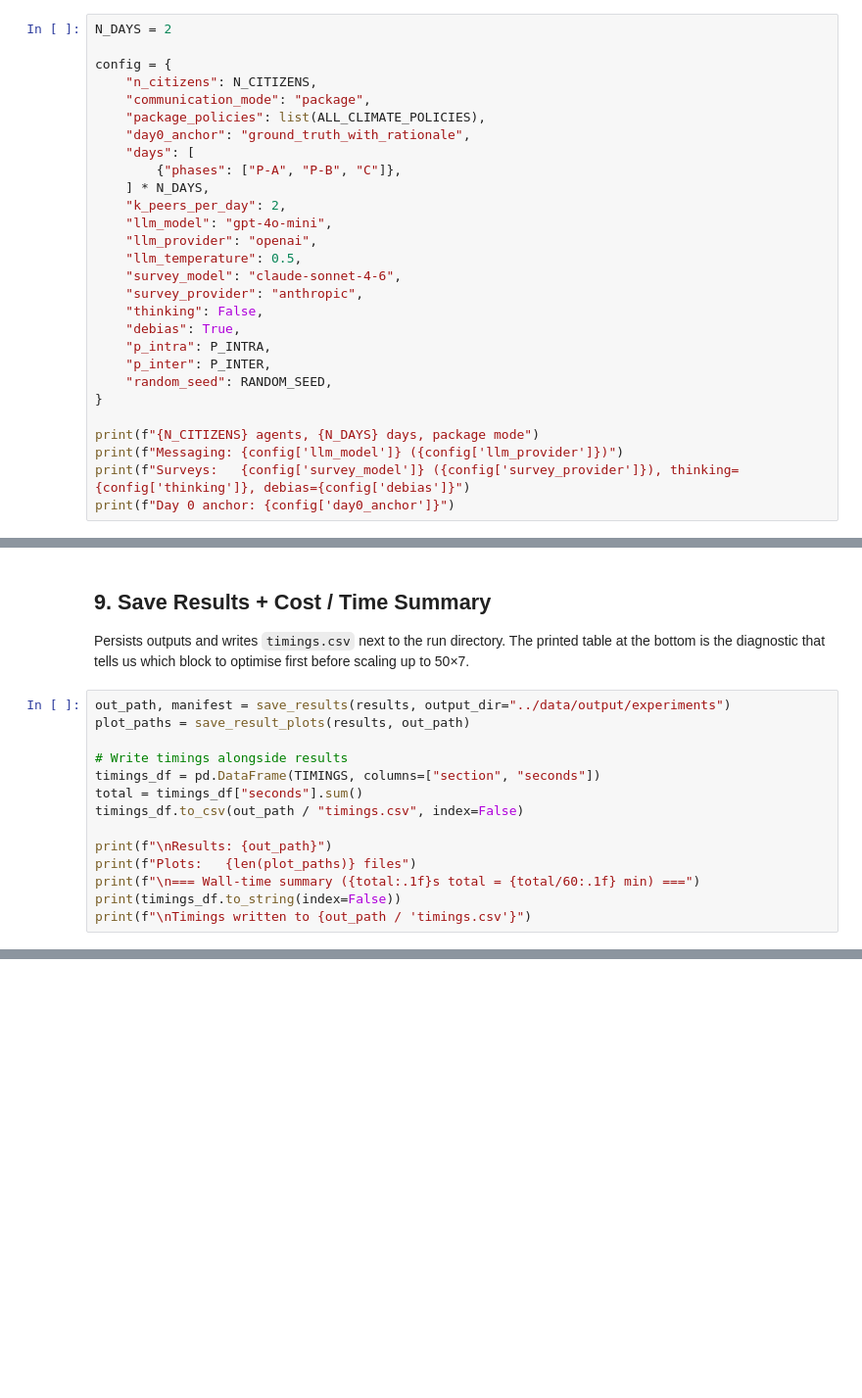
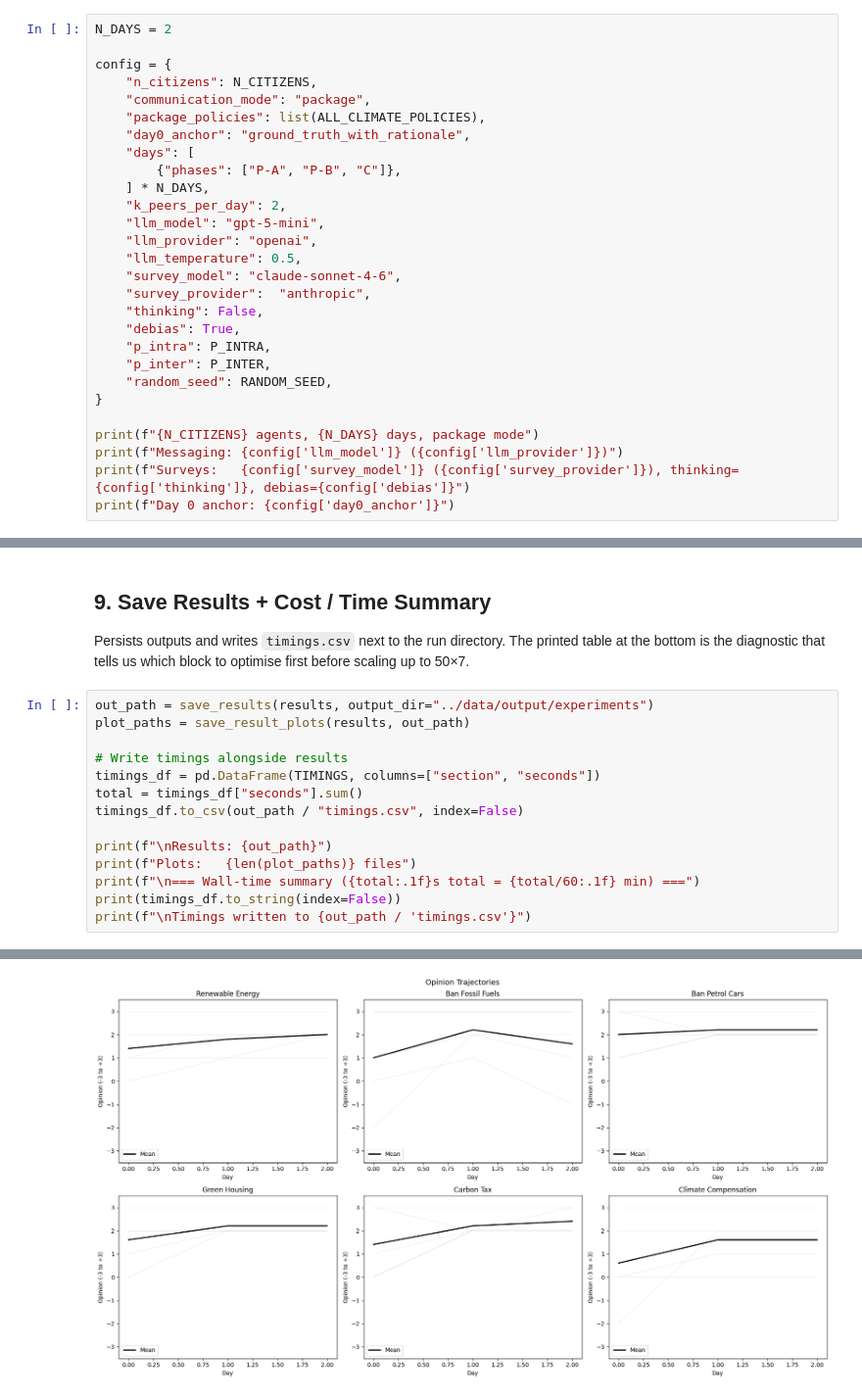
Before and after one commit to compolis/Climate-Action-GABM, a Jupyter notebook: notebooks/17_day0_anchoring_smoke_test.ipynb, the cells around one changed output, grey strips where cells are left out. Shown at 98% size. Cells and saved outputs as stored; diff of their text form; blank space fills up the shorter version.

Commit message:
v0.4 perf + defaults: silence retry-warnings, switch default to , fix reasoning-model latency

```diff
--- a/notebooks/17_day0_anchoring_smoke_test.ipynb
+++ b/notebooks/17_day0_anchoring_smoke_test.ipynb
@@ -203,11 +241,11 @@ config = {
         {"phases": ["P-A", "P-B", "C"]},
     ] * N_DAYS,
     "k_peers_per_day": 2,
-    "llm_model": "gpt-4o-mini",
+    "llm_model": "gpt-5-mini",
     "llm_provider": "openai",
     "llm_temperature": 0.5,
     "survey_model": "claude-sonnet-4-6",
-    "survey_provider": "anthropic",
+    "survey_provider":  "anthropic",
     "thinking": False,
     "debias": True,
     "p_intra": P_INTRA,
@@ -412,7 +524,7 @@ else:
 
 Persists outputs and writes `timings.csv` next to the run directory. The printed table at the bottom is the diagnostic that tells us which block to optimise first before scaling up to 50×7.
 # %%
-out_path, manifest = save_results(results, output_dir="../data/output/experiments")
+out_path = save_results(results, output_dir="../data/output/experiments")
 plot_paths = save_result_plots(results, out_path)
 
 # Write timings alongside results
@@ -425,3 +537,4 @@ print(f"Plots:   {len(plot_paths)} files")
 print(f"\n=== Wall-time summary ({total:.1f}s total = {total/60:.1f} min) ===")
 print(timings_df.to_string(index=False))
 print(f"\nTimings written to {out_path / 'timings.csv'}")
+# %% [output]
@@ -427,0 +557 @@ print(f"\nTimings written to {out_path / 'timings.csv'}")
+[figure, added]
```
Also changed, not shown: parts of 11 cells of this notebook, 37 other files.
